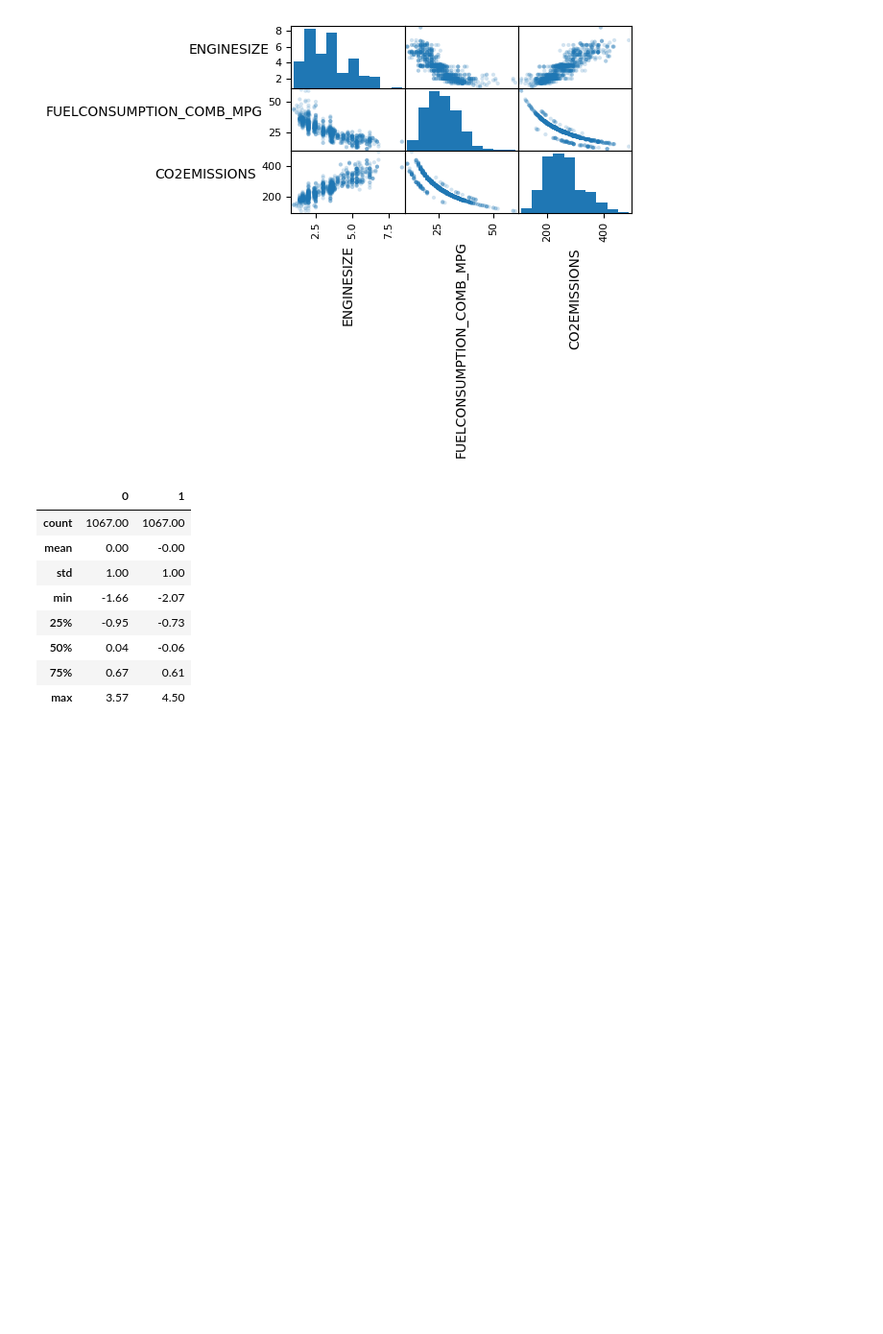
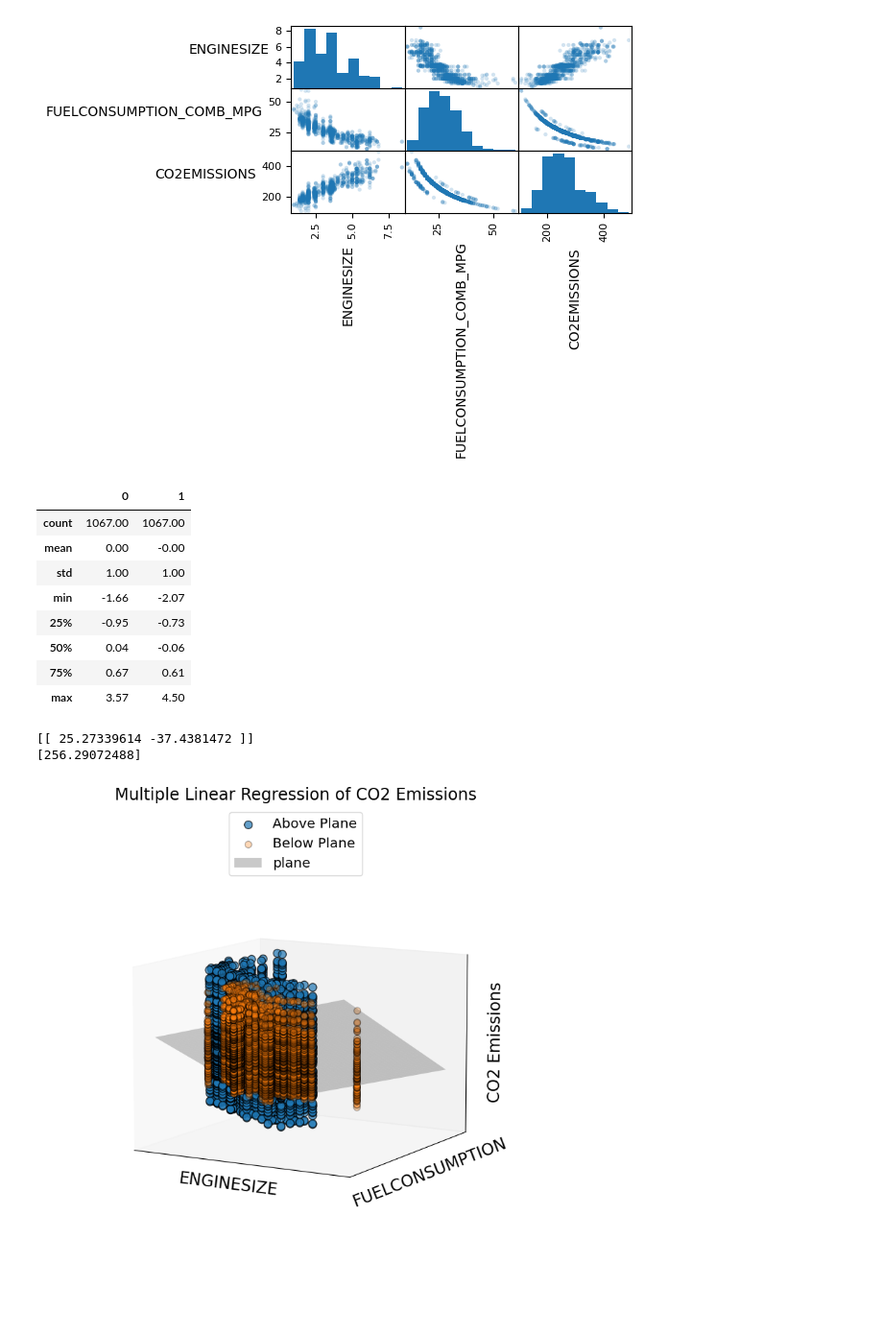
Before and after one commit to Uttam1611/ml-learning-journey, a Jupyter notebook: linear-rgression/Linear-regression.ipynb, the cells around one changed output. Shown: that part at 96% size. Cells and saved outputs as stored; diff of their text form; code cells hidden in the pictures; blank space fills up the shorter version.

Commit message:
Multiple linear regression

```diff
--- a/linear-rgression/Linear-regression.ipynb
+++ b/linear-rgression/Linear-regression.ipynb
@@ -199,3 +199,59 @@ pd.DataFrame(X_std).describe().round(2)
 | 50% | 0.04 | -0.06 |
 | 75% | 0.67 | 0.61 |
 | max | 3.57 | 4.50 |
+# %%
+from sklearn.model_selection import train_test_split
+X_train, X_test, Y_train, Y_test = train_test_split(X_std, Y, test_size=0.2, random_state=42)
+# %%
+regressor = linear_model.LinearRegression()
+
+regressor.fit(X_train,Y_train)
+
+coef_ =  regressor.coef_
+intercept_ = regressor.intercept_
+print(coef_)
+print(intercept_)
+# %% [output]
+[[ 25.27339614 -37.4381472 ]]
+[256.29072488]
+# %%
+X1 = X_test[:,0] if X_test.ndim > 1 else X_test
+X2 = X_test[:,1] if X_test.ndim > 1 else np.zeros_like(X1)
+
+x1_surf, x2_surf = np.meshgrid(np.linspace(X1.min(), X1.max(), 100),
+                               np.linspace(X2.min(), X2.max(), 100),)
+
+y_surf = intercept_ + coef_[0,0] * x1_surf + coef_[0,1] * x2_surf
+
+Y_pred = regressor.predict(X_test.reshape(-1,1)) if X_test.ndim == 1 else regressor.predict(X_test)
+
+above_plane = Y_test >=  Y_pred
+below_plane = Y_test < Y_pred
+
+above_plane = above_plane[:, 0]
+below_plane = below_plane[:, 0]
+
+fig = plt.figure(figsize=(20, 8))
+ax = fig.add_subplot(111, projection='3d')
+
+
+ax.scatter(X1[above_plane], X2[above_plane], Y_test[above_plane], label="Above Plane", s=70, alpha=.7, ec='k')
+ax.scatter(X1[below_plane], X2[below_plane], Y_test[below_plane], label="Below Plane", s=50, alpha=.3, ec='k')
+
+ax.plot_surface(x1_surf, x2_surf, y_surf, color='k', alpha=0.21,label='plane')
+
+ax.view_init(elev=10)
+
+ax.legend(fontsize='x-large',loc='upper center')
+ax.set_xticks([])
+ax.set_yticks([])
+ax.set_zticks([])
+ax.set_box_aspect(None, zoom=0.75)
+ax.set_xlabel('ENGINESIZE', fontsize='xx-large')
+ax.set_ylabel('FUELCONSUMPTION', fontsize='xx-large')
+ax.set_zlabel('CO2 Emissions', fontsize='xx-large')
+ax.set_title('Multiple Linear Regression of CO2 Emissions', fontsize='xx-large')
+plt.tight_layout()
+plt.show()
+# %% [output]
+[figure, added]
```
Also changed, not shown: parts of 4 cells of this notebook.
